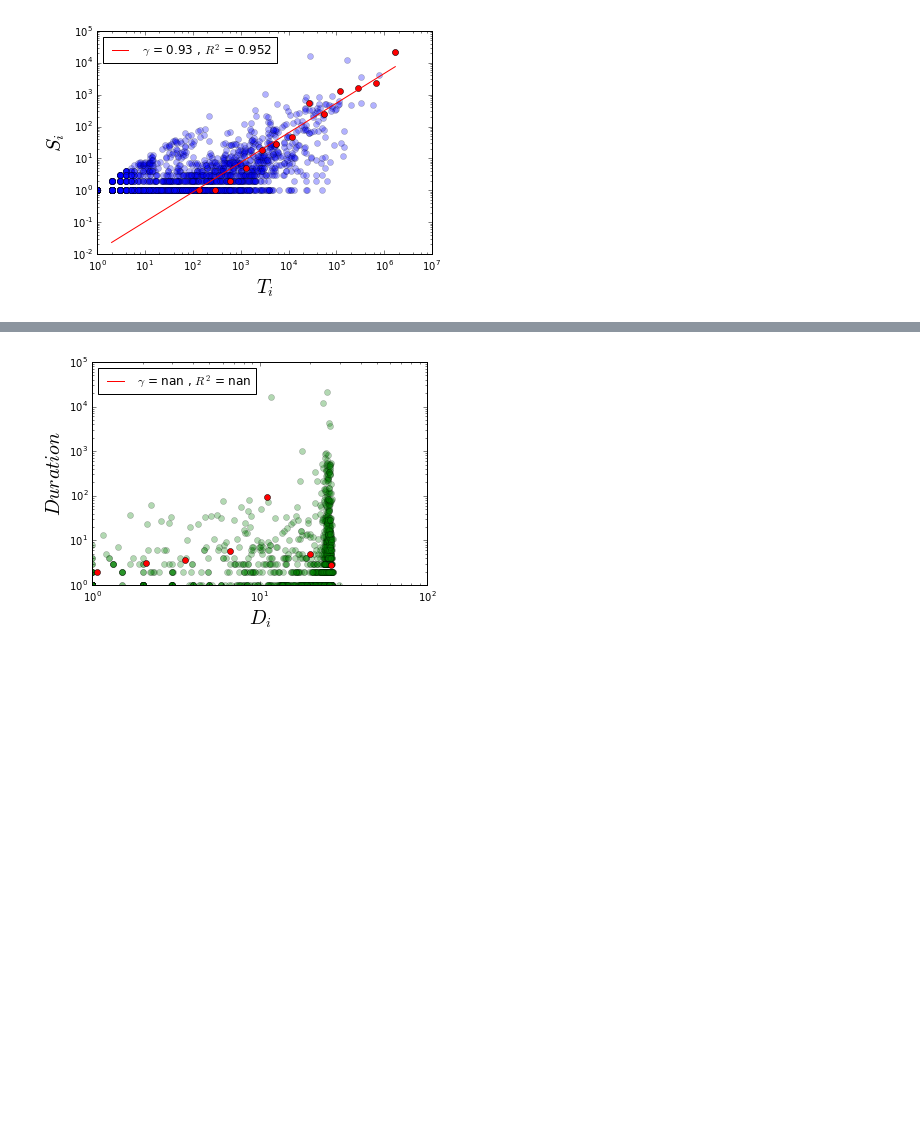
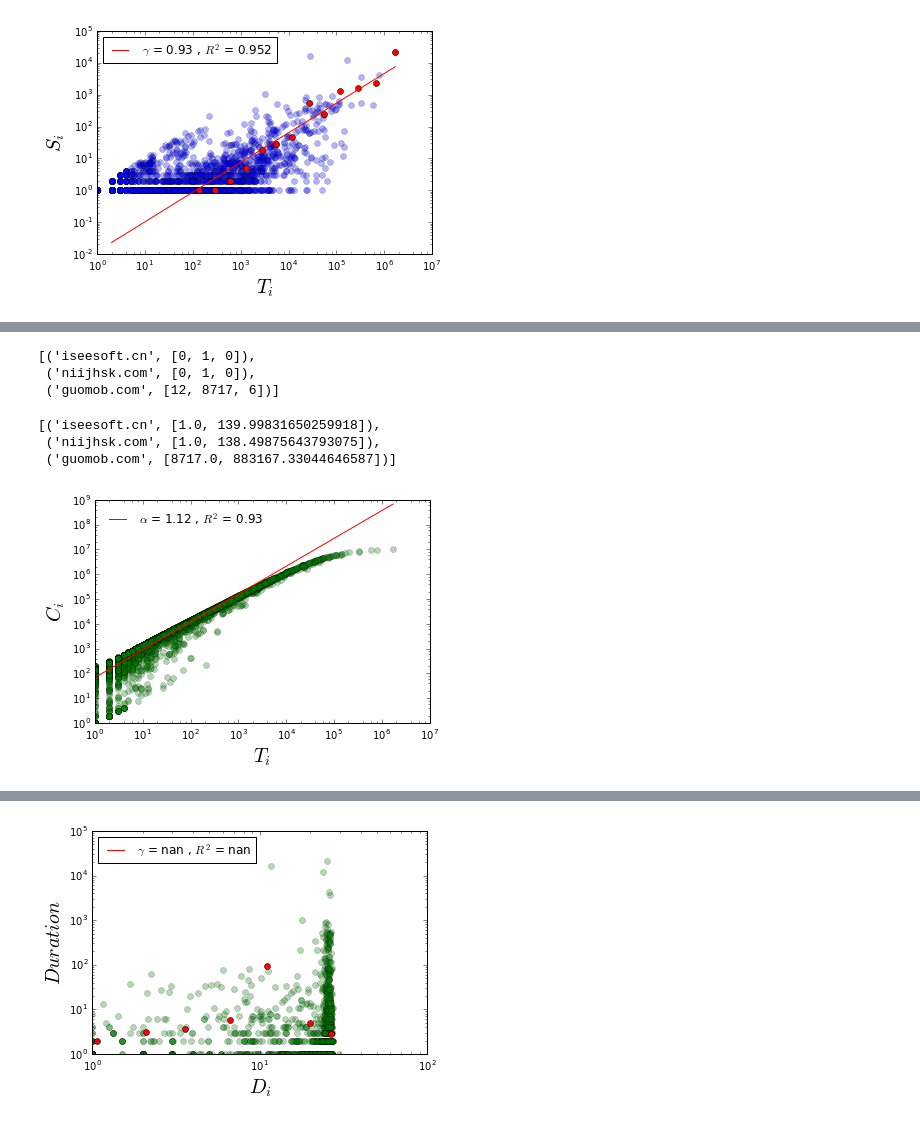
Before and after one commit to SocratesClub/cjc, a Jupyter notebook: cases/bjmobile_attention_flow_network.ipynb, the cells around one changed output, grey strips where cells are left out. Drawn from its saved outputs; the diff is of its cells as text; code cells hidden in the pictures; blank space fills up the shorter version.

```diff
--- a/cases/bjmobile_attention_flow_network.ipynb
+++ b/cases/bjmobile_attention_flow_network.ipynb
@@ -787,0 +712,3 @@ g = constructFlowNetwork(C)
+# %%
+edge_df = pd.read_csv("bjmobile.edgelist.txt", sep = '\t', names = ['source', 'target', 'weight'])
+len(edge_df)
@@ -787,0 +717,5 @@ g = constructFlowNetwork(C)
+# %%
+g = nx.DiGraph()
+for i in edge_df.index:
+    g.add_edge(edge_df.source[i], edge_df.target[i], weight = edge_df.weight[i])
+nx.info(g)
@@ -892,0 +829,19 @@ fd.items()[:3]
+# %%
+di.items()[:3]
+# %% [output]
+[('iseesoft.cn', [0, 1, 0]),
+ ('niijhsk.com', [0, 1, 0]),
+ ('guomob.com', [12, 8717, 6])]
+# %%
+aici = fn.getAICI(g)
+aici.items()[:3]
+# %% [output]
+[('iseesoft.cn', [1.0, 139.99831650259918]),
+ ('niijhsk.com', [1.0, 138.49875643793075]),
+ ('guomob.com', [8717.0, 883167.33044646587])]
+# %%
+ai, ci = np.array(aici.values()).T
+# %%
+fn.alloRegressPlot(ai,ci,'g','o','$T_i$','$C_i$', loglog=True)
+# %% [output]
+[figure, added]
```
Also changed, not shown: parts of 94 cells of this notebook, 28 other files.
